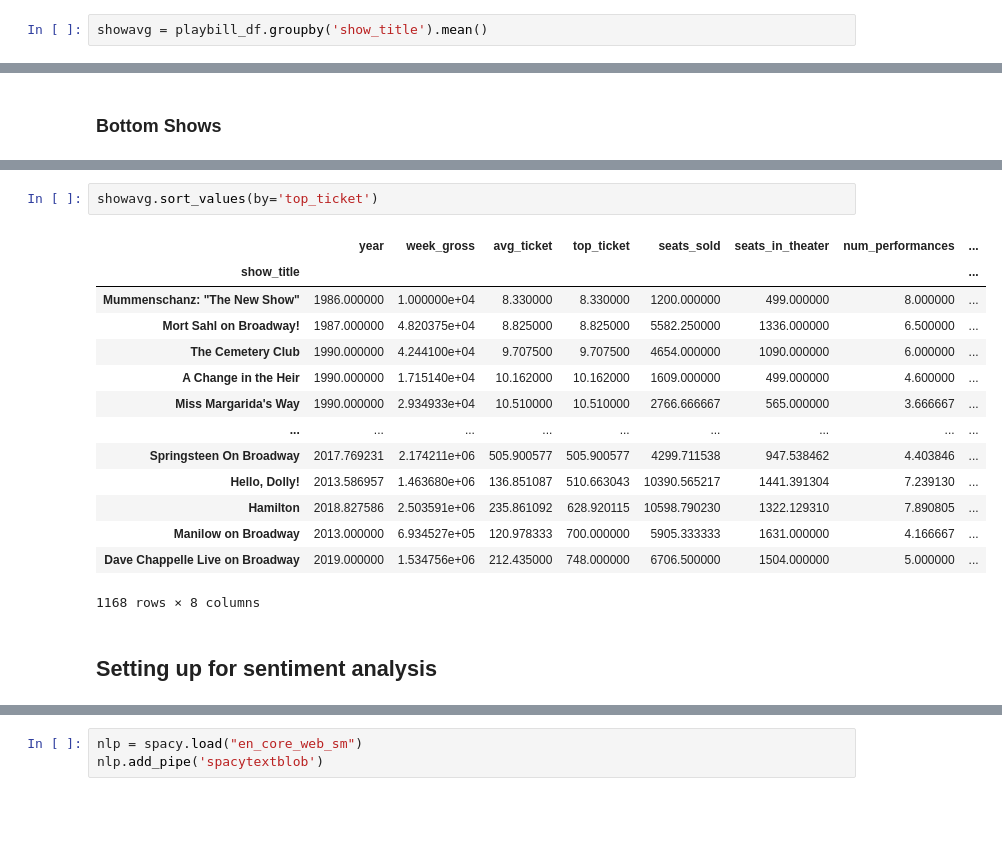
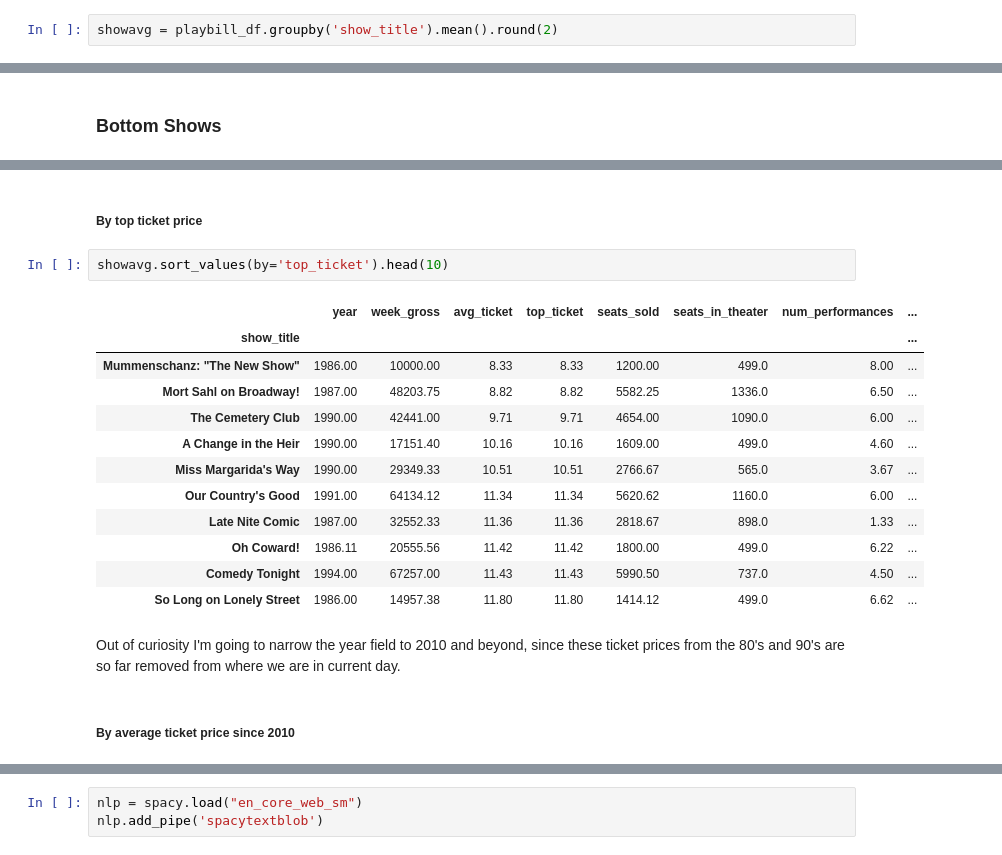
Before and after one commit to kai-tama/Capstone-3, a Jupyter notebook: Notebooks/EDA.ipynb, the cells around one changed output, grey strips where cells are left out. Drawn from its saved outputs; the diff is of its cells as text; blank space fills up the shorter version.

```diff
--- a/Notebooks/EDA.ipynb
+++ b/Notebooks/EDA.ipynb
@@ -4,6 +6,6 @@ import pandas as pd
 reviews_df = pd.read_csv('reviews.csv')
 playbill_df = pd.read_csv('playbill.csv')
 # %%
-showavg = playbill_df.groupby('show_title').mean()
+showavg = playbill_df.groupby('show_title').mean().round(2)
 # %% [markdown]
 ### Top Shows
@@ -87,19 +99,21 @@ showavg.sort_values(by='avg_ticket').head(10)
+# %% [markdown]
+##### By top ticket price
 # %%
-showavg.sort_values(by='top_ticket')
+showavg.sort_values(by='top_ticket').head(10)
 # %% [output]
 |  | year | week_gross | avg_ticket | top_ticket | seats_sold | seats_in_theater | num_performances | ... |
 | show_title |  |  |  |  |  |  |  | ... |
-| Mummenschanz: "The New Show" | 1986.000000 | 1.000000e+04 | 8.330000 | 8.330000 | 1200.000000 | 499.000000 | 8.000000 | ... |
-| Mort Sahl on Broadway! | 1987.000000 | 4.820375e+04 | 8.825000 | 8.825000 | 5582.250000 | 1336.000000 | 6.500000 | ... |
-| The Cemetery Club | 1990.000000 | 4.244100e+04 | 9.707500 | 9.707500 | 4654.000000 | 1090.000000 | 6.000000 | ... |
-| A Change in the Heir | 1990.000000 | 1.715140e+04 | 10.162000 | 10.162000 | 1609.000000 | 499.000000 | 4.600000 | ... |
-| Miss Margarida's Way | 1990.000000 | 2.934933e+04 | 10.510000 | 10.510000 | 2766.666667 | 565.000000 | 3.666667 | ... |
-| ... | ... | ... | ... | ... | ... | ... | ... | ... |
-| Springsteen On Broadway | 2017.769231 | 2.174211e+06 | 505.900577 | 505.900577 | 4299.711538 | 947.538462 | 4.403846 | ... |
-| Hello, Dolly! | 2013.586957 | 1.463680e+06 | 136.851087 | 510.663043 | 10390.565217 | 1441.391304 | 7.239130 | ... |
-| Hamilton | 2018.827586 | 2.503591e+06 | 235.861092 | 628.920115 | 10598.790230 | 1322.129310 | 7.890805 | ... |
-| Manilow on Broadway | 2013.000000 | 6.934527e+05 | 120.978333 | 700.000000 | 5905.333333 | 1631.000000 | 4.166667 | ... |
-| Dave Chappelle Live on Broadway | 2019.000000 | 1.534756e+06 | 212.435000 | 748.000000 | 6706.500000 | 1504.000000 | 5.000000 | ... |
+| Mummenschanz: "The New Show" | 1986.00 | 10000.00 | 8.33 | 8.33 | 1200.00 | 499.0 | 8.00 | ... |
+| Mort Sahl on Broadway! | 1987.00 | 48203.75 | 8.82 | 8.82 | 5582.25 | 1336.0 | 6.50 | ... |
+| The Cemetery Club | 1990.00 | 42441.00 | 9.71 | 9.71 | 4654.00 | 1090.0 | 6.00 | ... |
+| A Change in the Heir | 1990.00 | 17151.40 | 10.16 | 10.16 | 1609.00 | 499.0 | 4.60 | ... |
+| Miss Margarida's Way | 1990.00 | 29349.33 | 10.51 | 10.51 | 2766.67 | 565.0 | 3.67 | ... |
+| Our Country's Good | 1991.00 | 64134.12 | 11.34 | 11.34 | 5620.62 | 1160.0 | 6.00 | ... |
+| Late Nite Comic | 1987.00 | 32552.33 | 11.36 | 11.36 | 2818.67 | 898.0 | 1.33 | ... |
+| Oh Coward! | 1986.11 | 20555.56 | 11.42 | 11.42 | 1800.00 | 499.0 | 6.22 | ... |
+| Comedy Tonight | 1994.00 | 67257.00 | 11.43 | 11.43 | 5990.50 | 737.0 | 4.50 | ... |
+| So Long on Lonely Street | 1986.00 | 14957.38 | 11.80 | 11.80 | 1414.12 | 499.0 | 6.62 | ... |
-1168 rows × 8 columns
-# %% [markdown]
-## Setting up for sentiment analysis
+# %% [markdown]
+Out of curiosity I'm going to narrow the year field to 2010 and beyond, since these ticket prices from the 80's and 90's are so far removed from where we are in current day.
+# %% [markdown]
+##### By average ticket price since 2010
```
Also changed, not shown: parts of 57 cells of this notebook.
